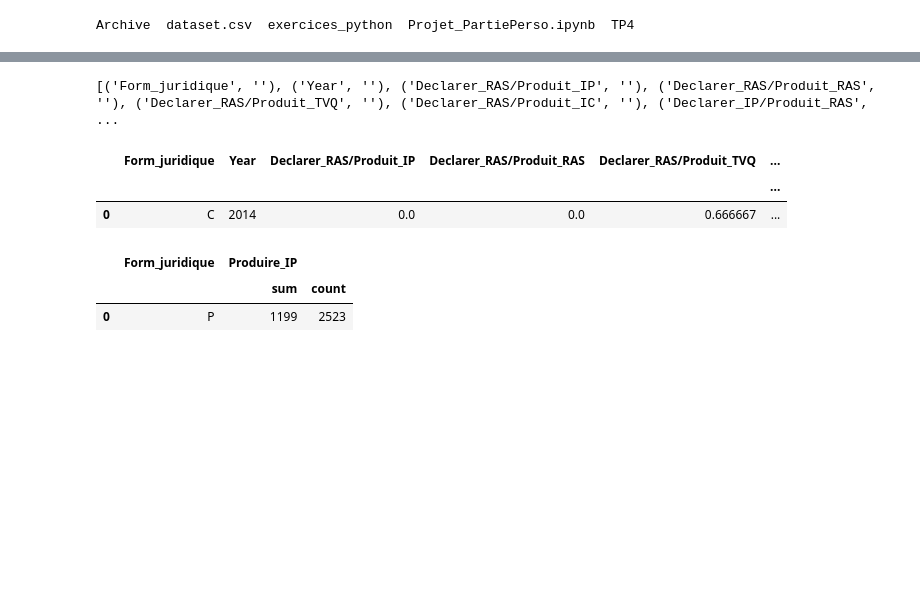
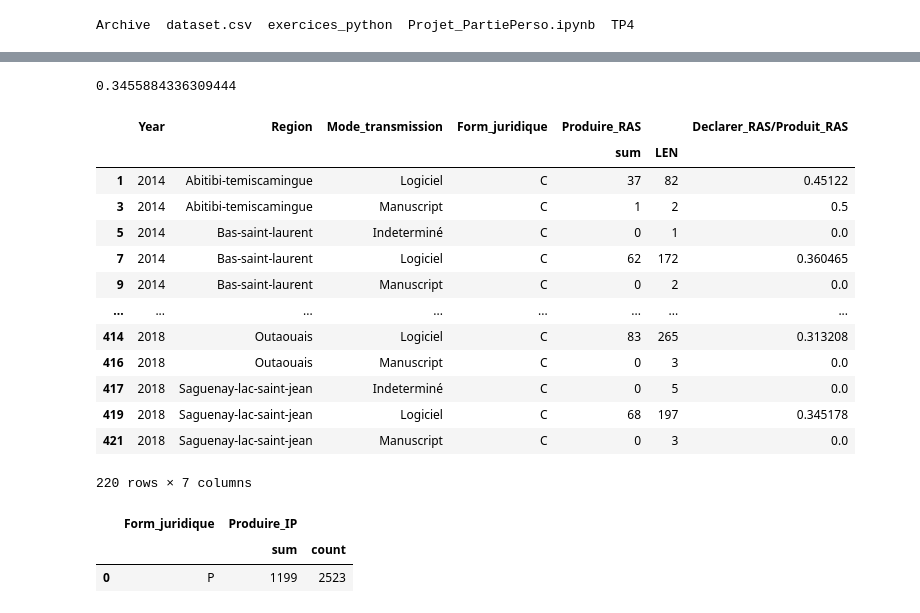
Before and after one commit to alimhammedialaoui/INF8808, a Jupyter notebook: src/yassine.ipynb, the cells around one changed output, grey strips where cells are left out. Cells and saved outputs as stored; diff of their text form; code cells hidden in the pictures; blank space fills up the shorter version.

Commit message:
Fix bubble_chart_data

```diff
--- a/src/yassine.ipynb
+++ b/src/yassine.ipynb
@@ -353,17 +598,30 @@ ts2
 # %%
 
 def filter_bubble_data(df,year,trans,form,region):
     ts = buble_processing(df,year,region,trans)
     filtered_df = ts[(ts['Form_juridique'] == form)]
     index = next((i for i, (word,_) in enumerate(list(filtered_df.columns)) if word.startswith("Declarer")), None)
+    return (filtered_df)
     data = list(map(lambda x : (x[0].split("/")[0],x[0].split("/")[1],filtered_df [x].values[0]),list(filtered_df.columns)[index:]))
     dataframe = pd.DataFrame(data,columns=["Declarer","Produire","Ratio"])
     return dataframe
 
-other = filter_bubble_data(data_whole,2014,"Tout","C","Tout")
+other = filter_bubble_data(data_whole,"Tout","Tout","C","Tout")
+print(other[("Produire_RAS","sum")].sum()/other[("Produire_RAS","LEN")].sum())
 other
 # %% [output]
-[('Form_juridique', ''), ('Year', ''), ('Declarer_RAS/Produit_IP', ''), ('Declarer_RAS/Produit_RAS', ''), ('Declarer_RAS/Produit_TVQ', ''), ('Declarer_RAS/Produit_IC', ''), ('Declarer_IP/Produit_RAS', ...
+0.3455884336309444
-|  | Form_juridique | Year | Declarer_RAS/Produit_IP | Declarer_RAS/Produit_RAS | Declarer_RAS/Produit_TVQ | ... |
-|  |  |  |  |  |  | ... |
-| 0 | C | 2014 | 0.0 | 0.0 | 0.666667 | ... |
+|  | Year | Region | Mode_transmission | Form_juridique | Produire_RAS |  | Declarer_RAS/Produit_RAS |
+|  |  |  |  |  | sum | LEN |  |
+| 1 | 2014 | Abitibi-temiscamingue | Logiciel | C | 37 | 82 | 0.45122 |
+| 3 | 2014 | Abitibi-temiscamingue | Manuscript | C | 1 | 2 | 0.5 |
+| 5 | 2014 | Bas-saint-laurent | Indeterminé | C | 0 | 1 | 0.0 |
+| 7 | 2014 | Bas-saint-laurent | Logiciel | C | 62 | 172 | 0.360465 |
+| 9 | 2014 | Bas-saint-laurent | Manuscript | C | 0 | 2 | 0.0 |
+| ... | ... | ... | ... | ... | ... | ... | ... |
+| 414 | 2018 | Outaouais | Logiciel | C | 83 | 265 | 0.313208 |
+| 416 | 2018 | Outaouais | Manuscript | C | 0 | 3 | 0.0 |
+| 417 | 2018 | Saguenay-lac-saint-jean | Indeterminé | C | 0 | 5 | 0.0 |
+| 419 | 2018 | Saguenay-lac-saint-jean | Logiciel | C | 68 | 197 | 0.345178 |
+| 421 | 2018 | Saguenay-lac-saint-jean | Manuscript | C | 0 | 3 | 0.0 |
+220 rows × 7 columns
```
Also changed, not shown: parts of 3 cells of this notebook, 2 other files.
